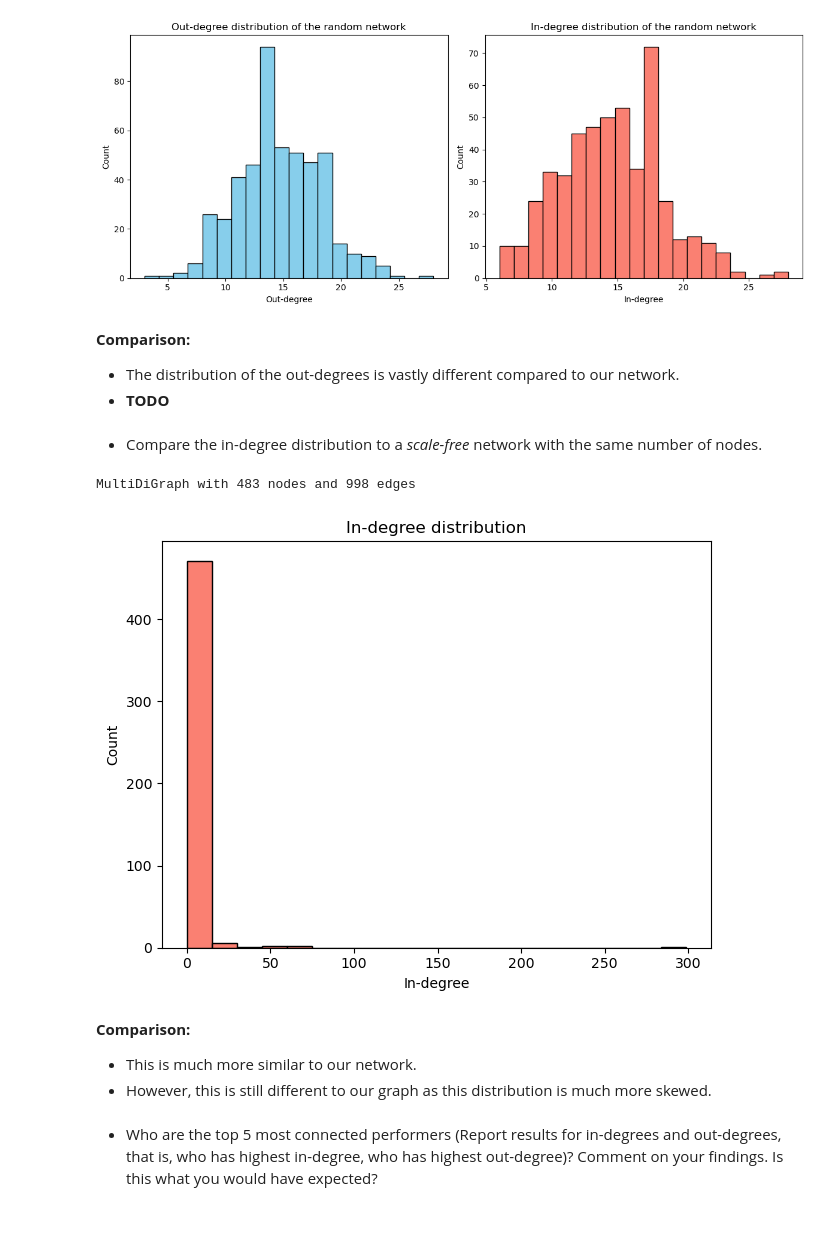
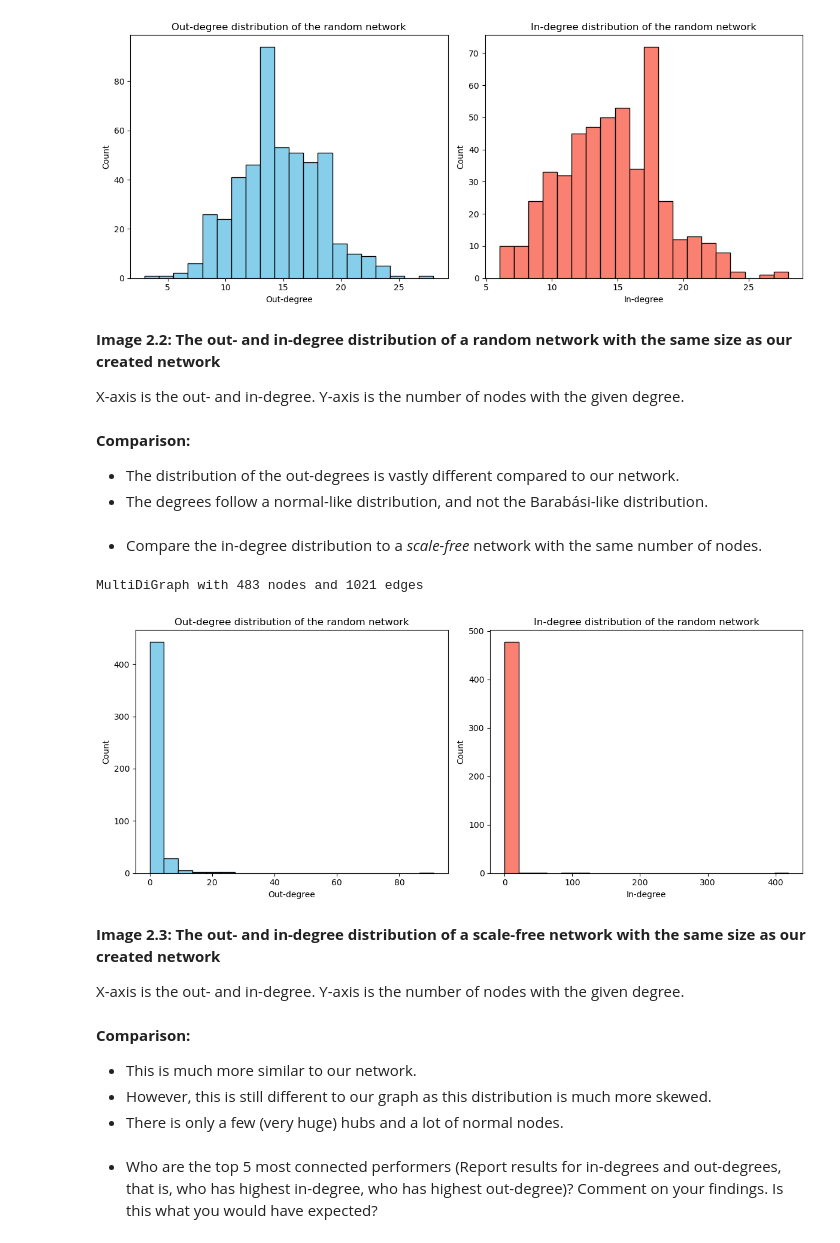
Before and after one commit to hoboldi/Social-Graphs-and-Interactions, a Jupyter notebook: Assignment1.ipynb, the cells around one changed output. Cells and saved outputs as stored; diff of their text form; code cells hidden in the pictures.

```diff
--- a/Assignment1.ipynb
+++ b/Assignment1.ipynb
@@ -526,37 +537,61 @@ plt.show()
 # %% [output]
 DiGraph with 483 nodes and 7004 edges
 [figure]
+# %% [markdown]
+**Image 2.2:
+The out- and in-degree distribution of a random network with the same size as our created network**
+
+X-axis is the out- and in-degree.
+Y-axis is the number of nodes with the given degree.
 # %% [markdown]
 **Comparison:**
 - The distribution of the out-degrees is vastly different compared to our network.
-- **TODO**
+- The degrees follow a normal-like distribution, and not the Barabási-like distribution.
 # %% [markdown]
 - Compare the in-degree distribution to a *scale-free* network with the same number of nodes.
 # %%
+# nodes
 n = LCG.number_of_nodes()
 
+# create the graph
 scale_free = nx.scale_free_graph(n=n)
 print(scale_free)
 
+# get the degrees
 in_degrees  = [d for _, d in scale_free.in_degree()]
+out_degrees = [d for _, d in scale_free.out_degree()]
 
+# plot
 plt.figure(figsize=(12,5))
+
+plt.subplot(1,2,1)
+plt.hist(out_degrees, bins=20, color="skyblue", edgecolor="black")
+plt.title("Out-degree distribution of the random network")
+plt.xlabel("Out-degree")
+plt.ylabel("Count")
 
 plt.subplot(1,2,2)
 plt.hist(in_degrees, bins=20, color="salmon", edgecolor="black")
-plt.title("In-degree distribution of the scale-free network")
+plt.title("In-degree distribution of the random network")
 plt.xlabel("In-degree")
 plt.ylabel("Count")
 
 plt.tight_layout()
 plt.show()
 # %% [output]
-MultiDiGraph with 483 nodes and 998 edges
+MultiDiGraph with 483 nodes and 1021 edges
-[figure, old version]
+[figure, new version]
+# %% [markdown]
+**Image 2.3:
+The out- and in-degree distribution of a scale-free network with the same size as our created network**
+
+X-axis is the out- and in-degree.
+Y-axis is the number of nodes with the given degree.
 # %% [markdown]
 **Comparison:**
 - This is much more similar to our network.
 - However, this is still different to our graph as this distribution is much more skewed.
+- There is only a few (very huge) hubs and a lot of normal nodes.
 # %% [markdown]
 - Who are the top 5 most connected performers (Report results for in-degrees and out-degrees, that is, who has highest in-degree, who has highest out-degree)? Comment on your findings. Is this what you would have expected?
 # %%
```
Also changed, not shown: parts of 6 cells of this notebook.
